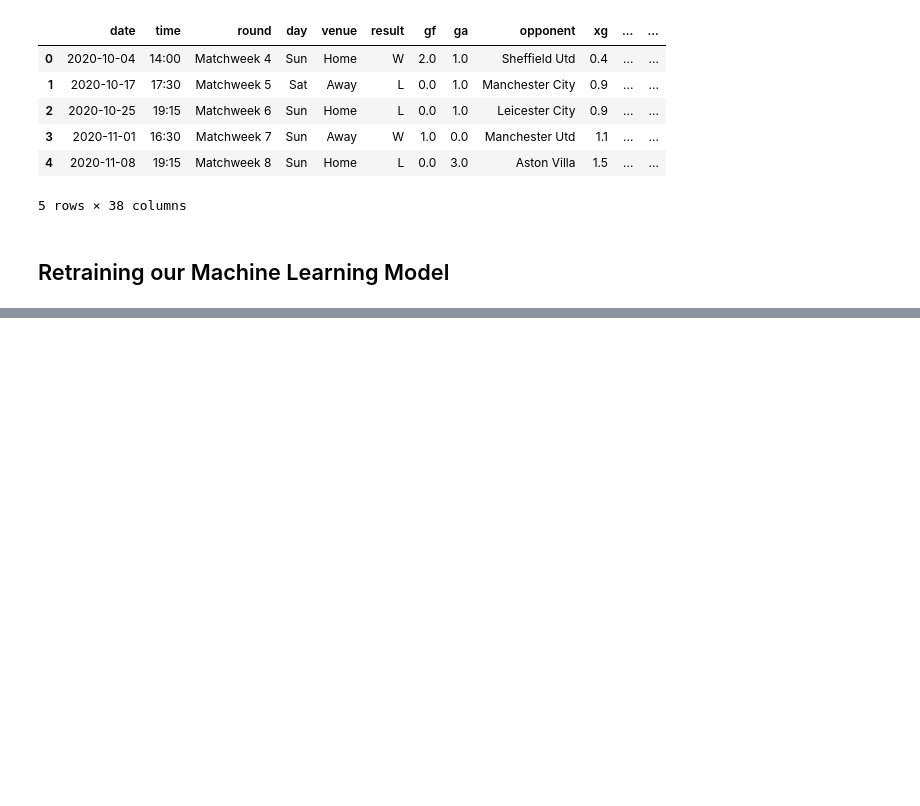
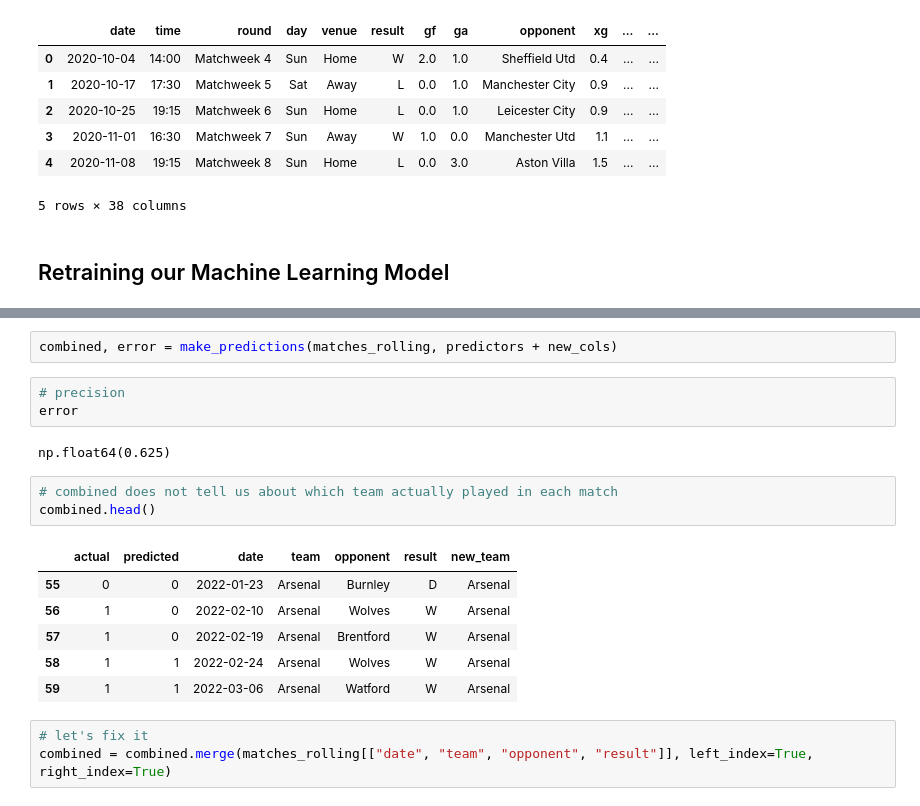
Before and after one commit to rohankumawat/premierLeagueAI, a Jupyter notebook: notebooks/prediction.ipynb, the cells around one changed output, grey strips where cells are left out. Drawn from its saved outputs; the diff is of its cells as text; blank space fills up the shorter version.

```diff
--- a/notebooks/prediction.ipynb
+++ b/notebooks/prediction.ipynb
@@ -339,0 +353,20 @@ matches_rolling.head()
+# %%
+combined, error = make_predictions(matches_rolling, predictors + new_cols)
+# %%
+# precision
+error
+# %% [output]
+np.float64(0.625)
+# %%
+# combined does not tell us about which team actually played in each match
+combined.head()
+# %% [output]
+|  | actual | predicted | date | team | opponent | result | new_team |
+| 55 | 0 | 0 | 2022-01-23 | Arsenal | Burnley | D | Arsenal |
+| 56 | 1 | 0 | 2022-02-10 | Arsenal | Wolves | W | Arsenal |
+| 57 | 1 | 0 | 2022-02-19 | Arsenal | Brentford | W | Arsenal |
+| 58 | 1 | 1 | 2022-02-24 | Arsenal | Wolves | W | Arsenal |
+| 59 | 1 | 1 | 2022-03-06 | Arsenal | Watford | W | Arsenal |
+# %%
+# let's fix it
+combined = combined.merge(matches_rolling[["date", "team", "opponent", "result"]], left_index=True, right_index=True)
```
Also changed, not shown: parts of 7 cells of this notebook.
